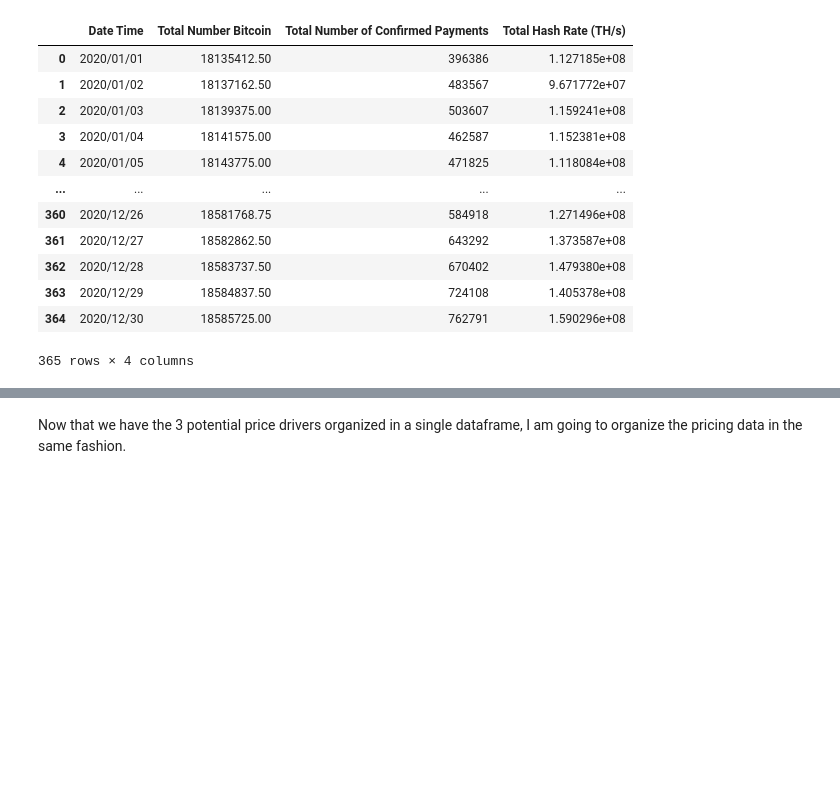
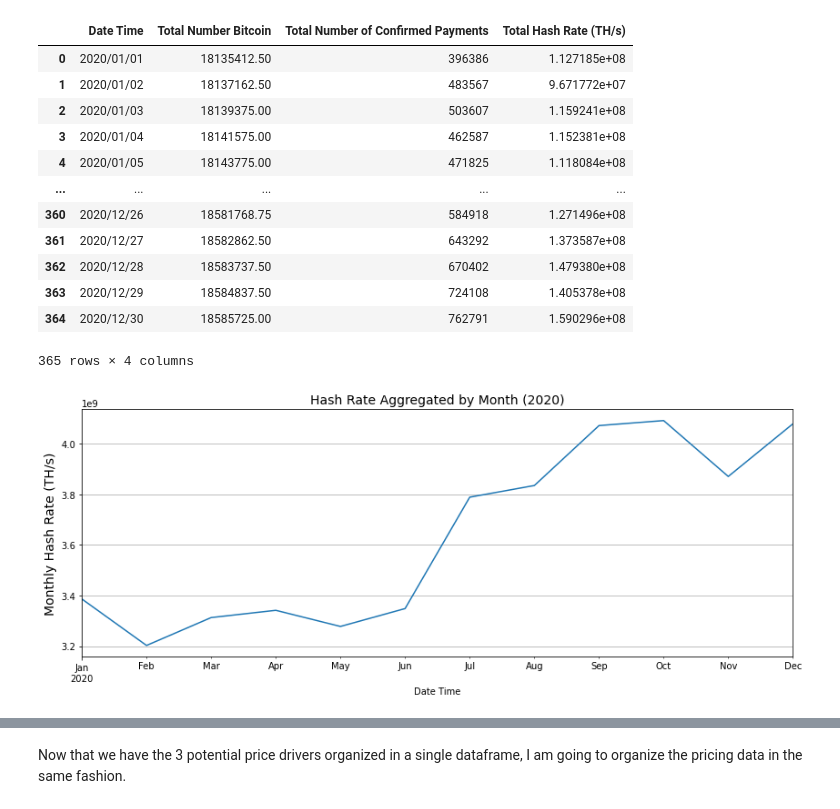
Before and after one commit to yh80205/Springboard, a Jupyter notebook: Capstone 2/Yizhen_Capstone Two_Crypto.ipynb, the cells around one changed output, grey strips where cells are left out. Cells and saved outputs as stored; diff of their text form; code cells hidden in the pictures; blank space fills up the shorter version.

```diff
--- a/Capstone 2/Yizhen_Capstone Two_Crypto.ipynb
+++ b/Capstone 2/Yizhen_Capstone Two_Crypto.ipynb
@@ -210,3 +221,15 @@ merged2
 | 363 | 2020/12/29 | 18584837.50 | 724108 | 1.405378e+08 |
 | 364 | 2020/12/30 | 18585725.00 | 762791 | 1.590296e+08 |
 365 rows × 4 columns
+# %%
+#Plotting average monthly Total Hash Rate (TH/s) profile observed over the entire period
+merged2copy = merged2.copy()
+merged2copy['Date Time'] = pd.to_datetime(merged2['Date Time'])
+merged2b = merged2copy.set_index('Date Time')
+merged2d = merged2b.resample('M')['Total Hash Rate (TH/s)'].sum()
+merged2b.resample('M')['Total Hash Rate (TH/s)'].sum().plot(figsize = (14,5))
+_ = plt.ylabel('Monthly Hash Rate (TH/s)',fontsize=14)
+_ = plt.title('Hash Rate Aggregated by Month (2020)',fontsize=14)
+plt.grid(b=None, which='major', axis='both')
+# %% [output]
+[figure, added]
```
Also changed, not shown: parts of 29 cells of this notebook.
